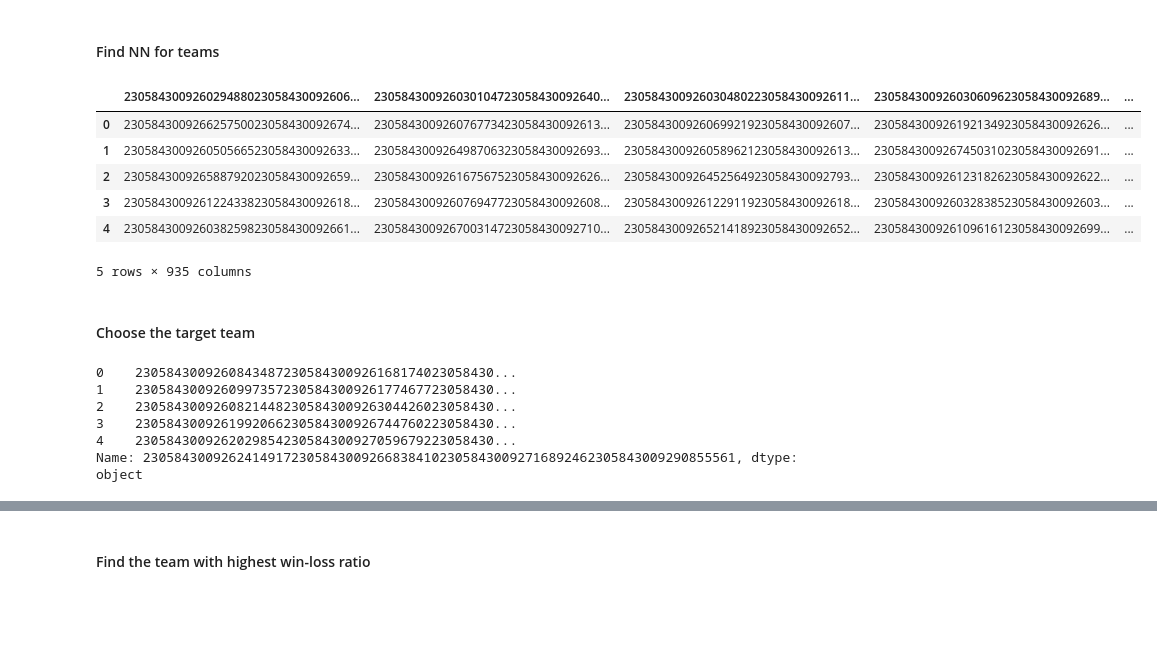
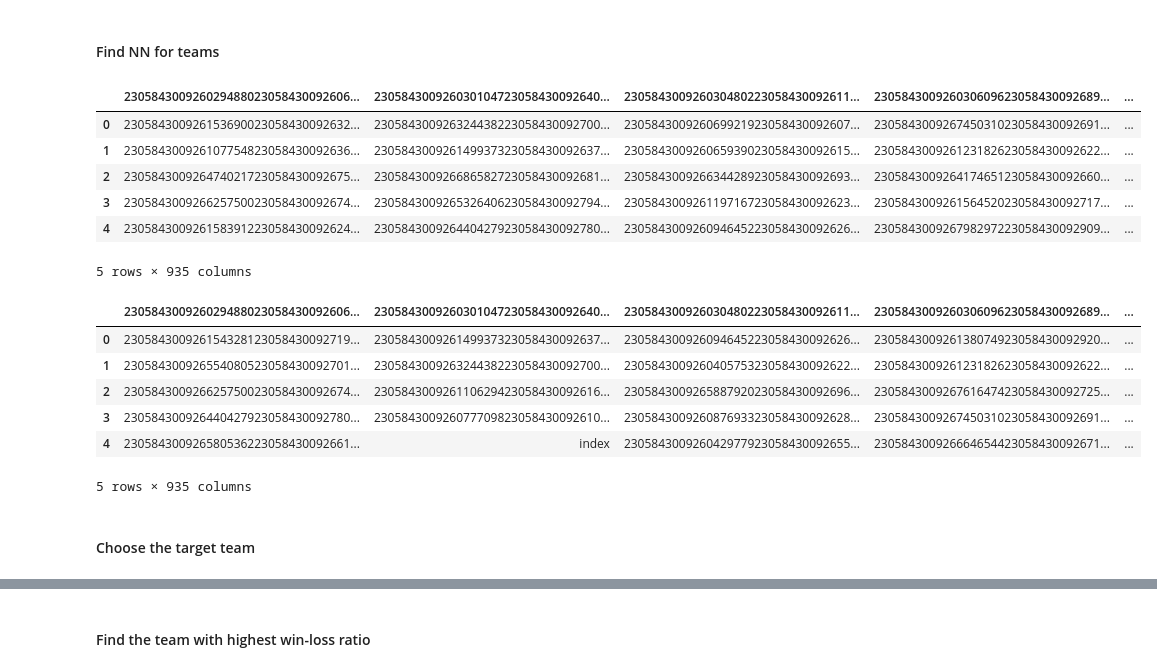
Before and after one commit to rishabh-joshi/destiny2-recommender-system, a Jupyter notebook: Final_team_new_clean.ipynb, the cells around one changed output, grey strips where cells are left out. Saved outputs shown, nothing was run; the diff lists cells and outputs as text; code cells hidden in the pictures; blank space fills up the shorter version.

```diff
--- a/Final_team_new_clean.ipynb
+++ b/Final_team_new_clean.ipynb
@@ -272,6 +265,7 @@ def get_dist(dimensions):
     return df
 # %%
 dist_all = get_dist(all_dim)
+dist_wc = get_dist(weapon_and_char)
 # %% [markdown]
 #### <a id='findnn'>Find NN for teams </a>
 # %%
@@ -285,16 +279,27 @@ def findnn(distance_df,n):
     return idx
 # %%
 ### Using weapon+class to recommend performance
-resultteams = findnn(dist_all,5)
-resultteams
+resultteams_all = findnn(dist_all,5)
+resultteams_all
 # %% [output]
 |  | 230584300926029488023058430092606... | 230584300926030104723058430092640... | 230584300926030480223058430092611... | 230584300926030609623058430092689... | ... |
-| 0 | 230584300926625750023058430092674... | 230584300926076773423058430092613... | 230584300926069921923058430092607... | 230584300926192134923058430092626... | ... |
-| 1 | 230584300926050566523058430092633... | 230584300926498706323058430092693... | 230584300926058962123058430092613... | 230584300926745031023058430092691... | ... |
-| 2 | 230584300926588792023058430092659... | 230584300926167567523058430092626... | 230584300926452564923058430092793... | 230584300926123182623058430092622... | ... |
-| 3 | 230584300926122433823058430092618... | 230584300926076947723058430092608... | 230584300926122911923058430092618... | 230584300926032838523058430092603... | ... |
-| 4 | 230584300926038259823058430092661... | 230584300926700314723058430092710... | 230584300926521418923058430092652... | 230584300926109616123058430092699... | ... |
+| 0 | 230584300926153690023058430092632... | 230584300926324438223058430092700... | 230584300926069921923058430092607... | 230584300926745031023058430092691... | ... |
+| 1 | 230584300926107754823058430092636... | 230584300926149937323058430092637... | 230584300926065939023058430092615... | 230584300926123182623058430092622... | ... |
+| 2 | 230584300926474021723058430092675... | 230584300926686582723058430092681... | 230584300926634428923058430092693... | 230584300926417465123058430092660... | ... |
+| 3 | 230584300926625750023058430092674... | 230584300926532640623058430092794... | 230584300926119716723058430092623... | 230584300926156452023058430092717... | ... |
+| 4 | 230584300926158391223058430092624... | 230584300926440427923058430092780... | 230584300926094645223058430092626... | 230584300926798297223058430092909... | ... |
 5 rows × 935 columns
+# %%
+resultteams_wc = findnn(dist_wc,5)
+resultteams_wc
+# %% [output]
+|  | 230584300926029488023058430092606... | 230584300926030104723058430092640... | 230584300926030480223058430092611... | 230584300926030609623058430092689... | ... |
+| 0 | 230584300926154328123058430092719... | 230584300926149937323058430092637... | 230584300926094645223058430092626... | 230584300926138074923058430092920... | ... |
+| 1 | 230584300926554080523058430092701... | 230584300926324438223058430092700... | 230584300926040575323058430092622... | 230584300926123182623058430092622... | ... |
+| 2 | 230584300926625750023058430092674... | 230584300926110629423058430092616... | 230584300926588792023058430092696... | 230584300926761647423058430092725... | ... |
+| 3 | 230584300926440427923058430092780... | 230584300926077709823058430092610... | 230584300926087693323058430092628... | 230584300926745031023058430092691... | ... |
+| 4 | 230584300926580536223058430092661... | index | 230584300926042977923058430092655... | 230584300926664654423058430092671... | ... |
+5 rows × 935 columns
 # %% [markdown]
 #### <a id='target'>Choose the target team </a>
 # %%
@@ -304,15 +309,3 @@ def choosetarget(data):
                                 columns.\
                                 get_loc(data)]
     return testteam
-# %%
-#targetteam = "2305843009264404279230584300927803779723058430092902852642305843009291975432"
-targetteam = "2305843009262414917230584300926683841023058430092716892462305843009290855561"
-testteam = choosetarget(targetteam)
-testteam
-# %% [output]
-0    2305843009260843487230584300926168174023058430...
-1    2305843009260997357230584300926177467723058430...
-2    2305843009260821448230584300926304426023058430...
-3    2305843009261992066230584300926744760223058430...
-4    2305843009262029854230584300927059679223058430...
-Name: 2305843009262414917230584300926683841023058430092716892462305843009290855561, dtype: object
```
Also changed, not shown: parts of 44 cells of this notebook.
